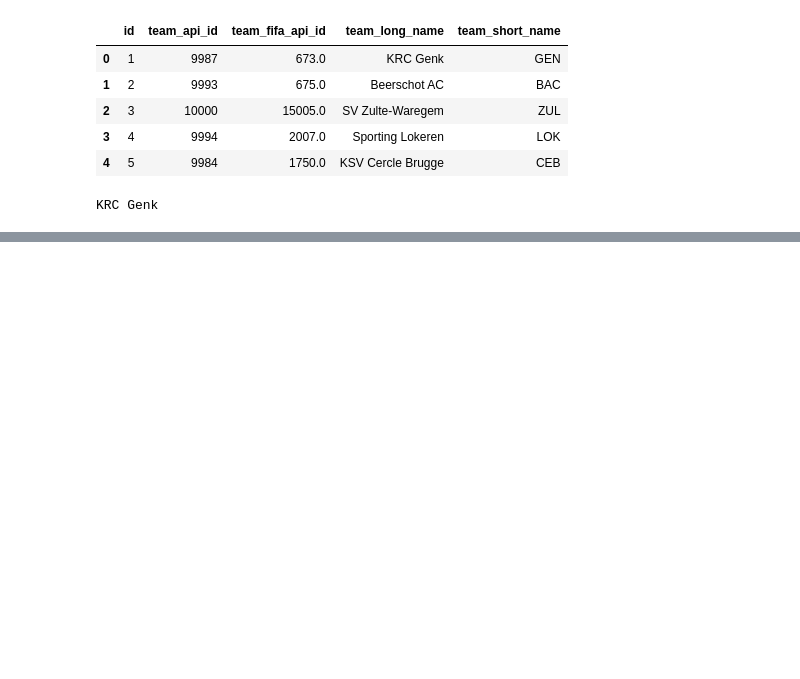
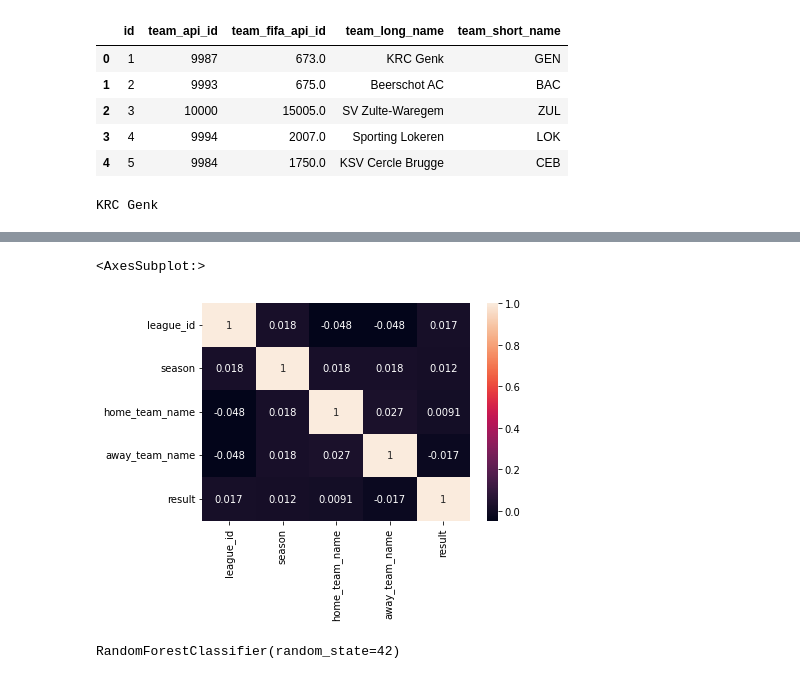
Before and after one commit to laurabarredaagusti/data_engineering_project, a Jupyter notebook: SRC/create_dataset.ipynb, the cells around one changed output, grey strips where cells are left out. Drawn from its saved outputs; the diff is of its cells as text; code cells hidden in the pictures; blank space fills up the shorter version.

```diff
--- a/SRC/create_dataset.ipynb
+++ b/SRC/create_dataset.ipynb
@@ -62,0 +74,4 @@ match_df.head()
+# %%
+first_ml = match_df[['league_id', 'season', 'home_team_name', 'away_team_name', 'result']]
+# %%
+first_ml["result"] = pd.to_numeric(first_ml["result"])
@@ -62,0 +86,6 @@ match_df.head()
+# %%
+le = LabelEncoder()
+# %%
+first_ml['season'] = le.fit_transform(first_ml['season'])
+first_ml['home_team_name'] = le.fit_transform(first_ml['home_team_name'])
+first_ml['away_team_name'] = le.fit_transform(first_ml['away_team_name'])
@@ -62,0 +108,6 @@ match_df.head()
+# %%
+import seaborn as sns
+sns.heatmap(first_ml.corr(), annot=True)
+# %% [output]
+<AxesSubplot:>
+[figure, added]
@@ -62,0 +123,5 @@ match_df.head()
+# %%
+model_test = RandomForestClassifier(random_state=42)
+model_test.fit(X_train, y_train)
+# %% [output]
+RandomForestClassifier(random_state=42)
```
Also changed, not shown: parts of 18 cells of this notebook.
